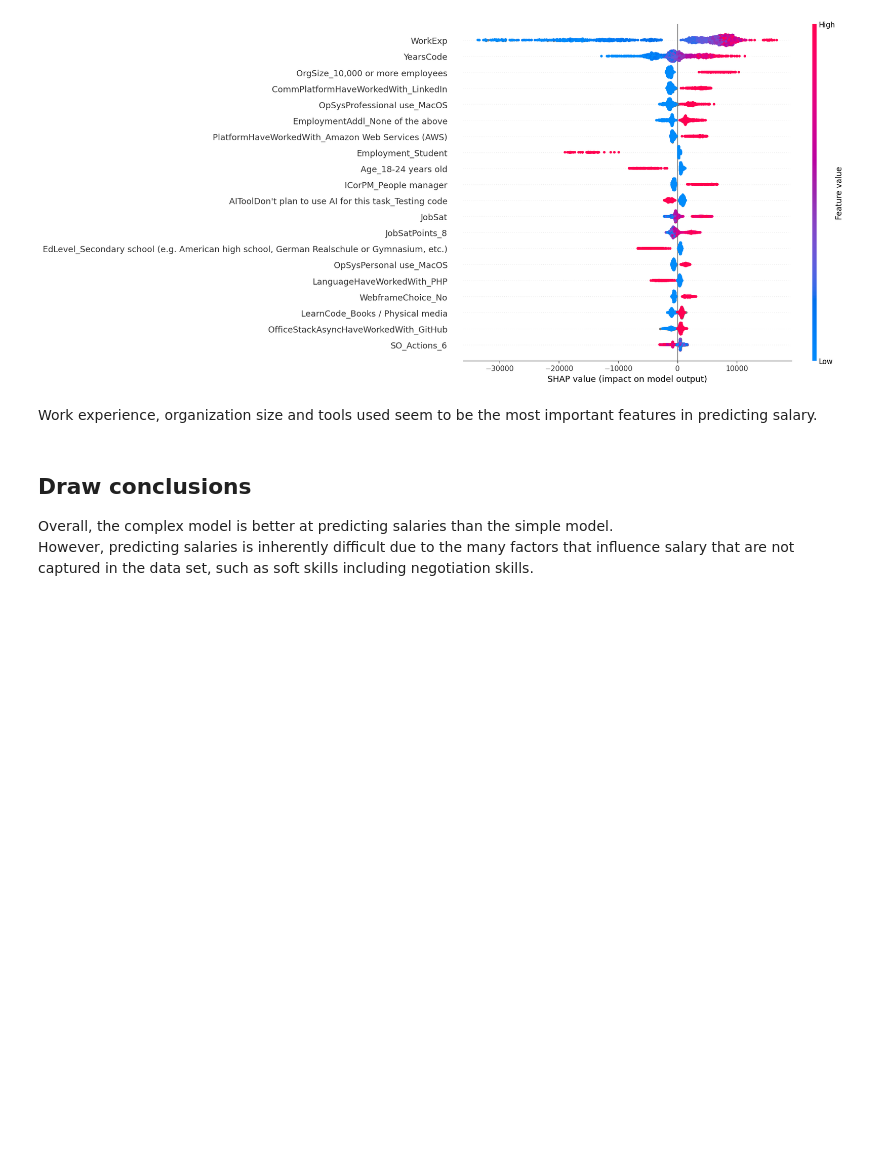
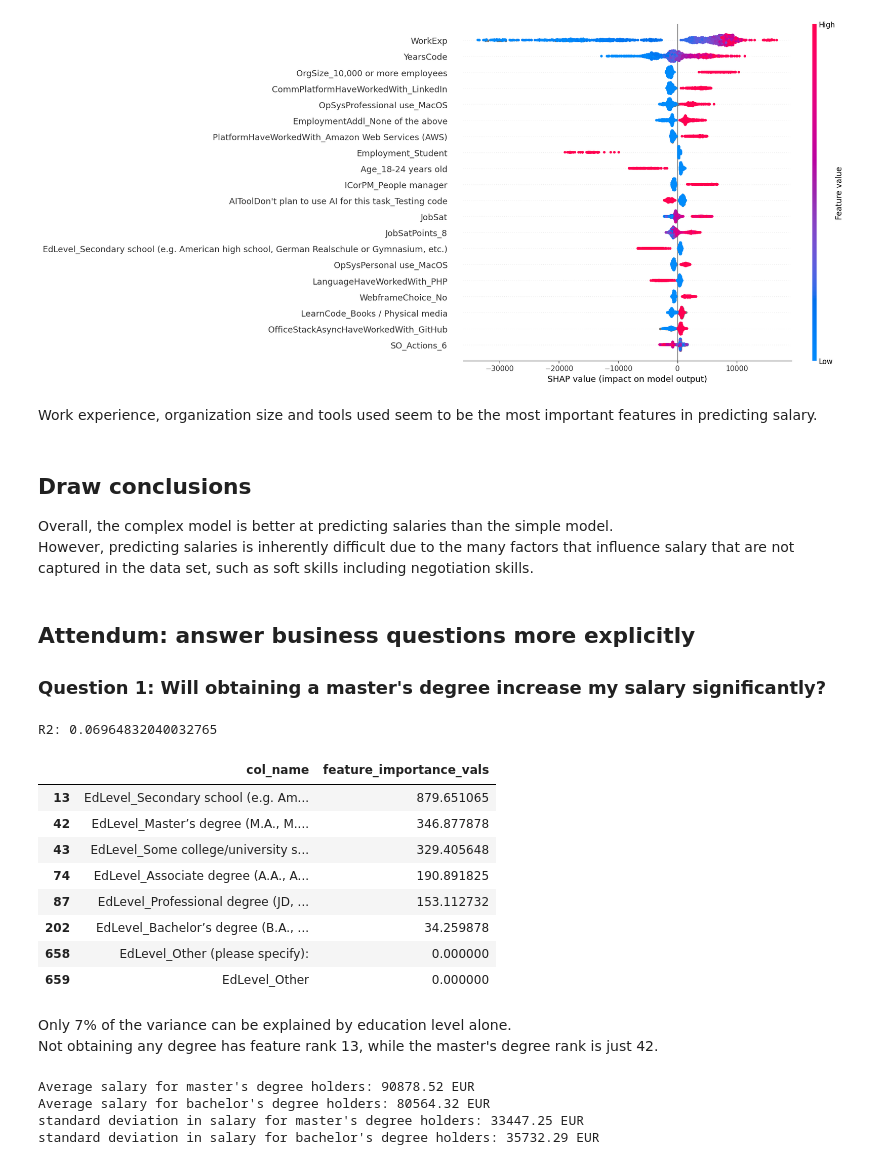
Before and after one commit to mustermann-max/udacity_salaries, a Jupyter notebook: Salaries.ipynb, the cells around one changed output. Drawn from its saved outputs; the diff is of its cells as text; code cells hidden in the pictures; blank space fills up the shorter version.

Commit message:
add business questions and docstrings

```diff
--- a/Salaries.ipynb
+++ b/Salaries.ipynb
@@ -137,6 +170,16 @@ single_choice_cols = [
 
 # 2. Function to process one column with MultiLabelBinarizer
 def process_multilabel_column(df, col, min_freq=2):
+    '''
+    returns a DataFrame with one-hot encoded columns for each category in the multi-choice column.
+    Categories that appear less than min_freq times are dropped.
+
+    input:
+    df: pandas DataFrame
+    col: column name (string)
+    min_freq: minimum frequency to keep a category
+    output: DataFrame with one-hot encoded columns
+    '''
     # Split strings on ';'
     split_values = df[col].dropna().astype(str).apply(lambda x: x.split(";"))
 
@@ -157,6 +200,17 @@ def process_multilabel_column(df, col, min_freq=2):
 
 # Function to process single-choice categorical columns
 def process_singlelabel_column(df, col, min_freq=2):
+    '''
+    returns a DataFrame with one-hot encoded columns for each category in the single-choice column.
+    Categories that appear less than min_freq times are replaced with "Other".
+
+    input:
+    df: pandas DataFrame
+    col: column name (string)
+    min_freq: minimum frequency to keep a category
+    output: DataFrame with one-hot encoded columns
+    '''
+
     # Count frequencies
     freq = df[col].value_counts()
     keep_values = freq[freq >= min_freq].index
@@ -271,3 +329,50 @@ Work experience, organization size and tools used seem to be the most important
 <h2> Draw conclusions </h2>
 Overall, the complex model is better at predicting salaries than the simple model. <br/>
 However, predicting salaries is inherently difficult due to the many factors that influence salary that are not captured in the data set, such as soft skills including negotiation skills.
+# %% [markdown]
+<h2>Attendum: answer business questions more explicitly</h2>
+<h3>Question 1: Will obtaining a master's degree increase my salary significantly?</h3>
+# %%
+# Lets see how much of the variance can be explaind by education level alone
+X_1 = X.filter(regex='EdLevel',axis=1)
+y_1 = y
+X_train_1, X_test_1, y_train_1, y_test_1 = train_test_split(X_1, y_1, random_state=42)
+complex_model_1 = HistGradientBoostingRegressor(random_state=42)
+complex_model_1.fit(X_train_1, y_train_1)
+y_pred_1 = complex_model_1.predict(X_test_1)
+r2_1 = r2_score(y_test_1, y_pred_1)
+print(f"R2: {r2_1}")
+# %% [output]
+R2: 0.06964832040032765
+# %%
+# show the rank of the education level features in the overall feature importance
+vals = np.abs(shap_values.values).mean(0)
+feature_importance = pd.DataFrame(list(zip(X.columns, vals)), columns=['col_name','feature_importance_vals'])
+feature_importance = feature_importance.sort_values(by=['feature_importance_vals'], ascending=False).reset_index(drop=True)
+feature_importance[feature_importance['col_name'].str.contains('EdLevel')]
+# %% [output]
+|  | col_name | feature_importance_vals |
+| 13 | EdLevel_Secondary school (e.g. Am... | 879.651065 |
+| 42 | EdLevel_Master’s degree (M.A., M.... | 346.877878 |
+| 43 | EdLevel_Some college/university s... | 329.405648 |
+| 74 | EdLevel_Associate degree (A.A., A... | 190.891825 |
+| 87 | EdLevel_Professional degree (JD, ... | 153.112732 |
+| 202 | EdLevel_Bachelor’s degree (B.A., ... | 34.259878 |
+| 658 | EdLevel_Other (please specify): | 0.000000 |
+| 659 | EdLevel_Other | 0.000000 |
+# %% [markdown]
+Only 7% of the variance can be explained by education level alone.<br/>
+Not obtaining any degree has feature rank 13, while the master's degree rank is just 42.
+# %%
+X.filter(regex='EdLevel',axis=1).columns
+mdsal = survey_processed[survey_processed['EdLevel_Master’s degree (M.A., M.S., M.Eng., MBA, etc.)']==1]['ConvertedCompYearly']
+bdsal = survey_processed[survey_processed['EdLevel_Bachelor’s degree (B.A., B.S., B.Eng., etc.)']==1]['ConvertedCompYearly']
+print(f"Average salary for master's degree holders: {mdsal.mean():.2f} EUR")
+print(f"Average salary for bachelor's degree holders: {bdsal.mean():.2f} EUR")
+print(f"standard deviation in salary for master's degree holders: {mdsal.std():.2f} EUR")
+print(f"standard deviation in salary for bachelor's degree holders: {bdsal.std():.2f} EUR")
+# %% [output]
+Average salary for master's degree holders: 90878.52 EUR
+Average salary for bachelor's degree holders: 80564.32 EUR
+standard deviation in salary for master's degree holders: 33447.25 EUR
+standard deviation in salary for bachelor's degree holders: 35732.29 EUR
```
Also changed, not shown: parts of 17 cells of this notebook.
